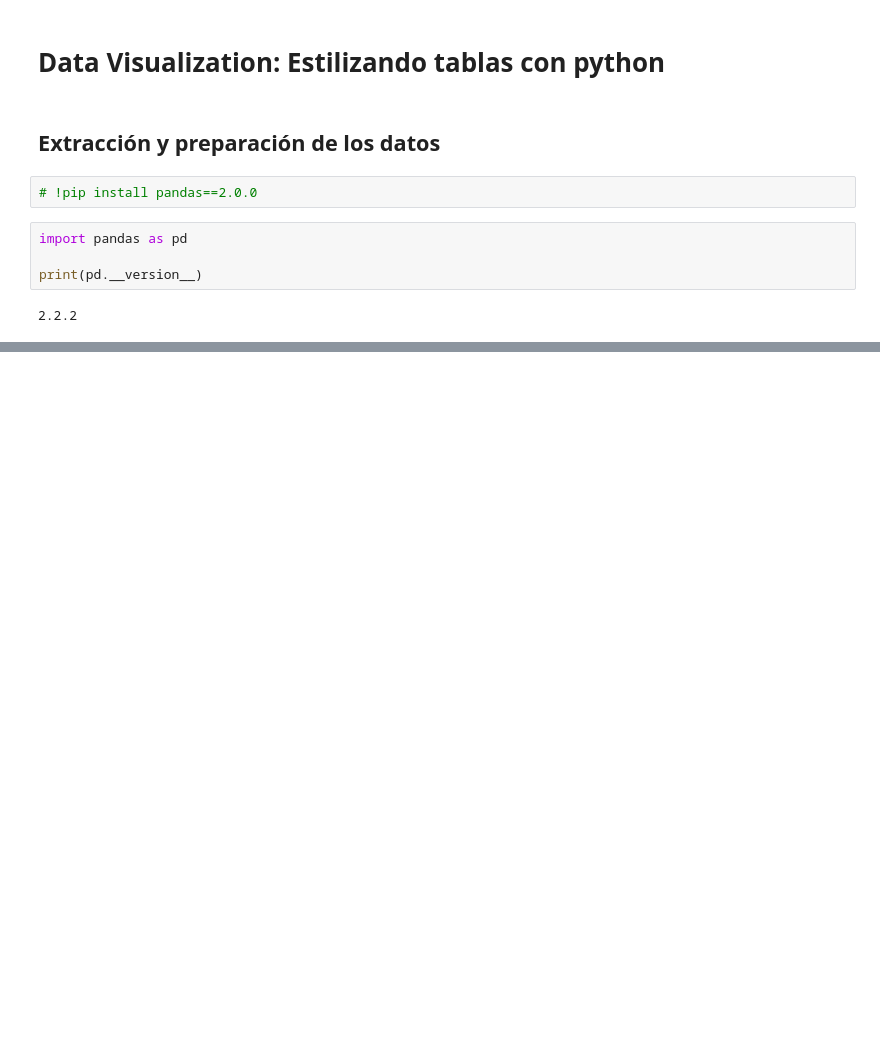
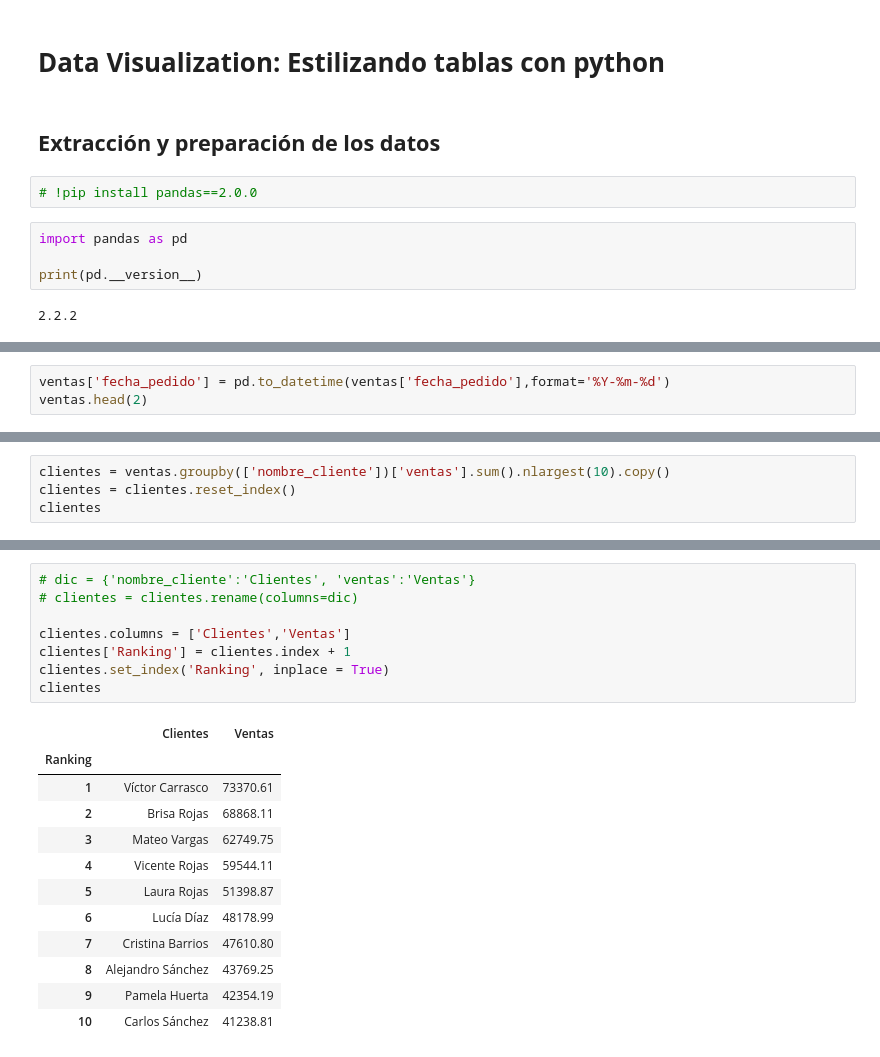
Before and after one commit to dpenamoya-ops/Visualizaci-nDatosEstilizandoTablasconPython, a Jupyter notebook: Visualización_de_Datos_estilizando_tablas_con_Python.ipynb, the cells around one changed output, grey strips where cells are left out. Cells and saved outputs as stored; diff of their text form; blank space fills up the shorter version.

```diff
--- a/Visualización_de_Datos_estilizando_tablas_con_Python.ipynb
+++ b/Visualización_de_Datos_estilizando_tablas_con_Python.ipynb
@@ -43,0 +70,3 @@ ventas.head()
+# %%
+ventas['fecha_pedido'] = pd.to_datetime(ventas['fecha_pedido'],format='%Y-%m-%d')
+ventas.head(2)
@@ -43,0 +110,4 @@ ventas.head()
+# %%
+clientes = ventas.groupby(['nombre_cliente'])['ventas'].sum().nlargest(10).copy()
+clientes = clientes.reset_index()
+clientes
@@ -43,0 +126,21 @@ ventas.head()
+# %%
+# dic = {'nombre_cliente':'Clientes', 'ventas':'Ventas'}
+# clientes = clientes.rename(columns=dic)
+
+clientes.columns = ['Clientes','Ventas']
+clientes['Ranking'] = clientes.index + 1
+clientes.set_index('Ranking', inplace = True)
+clientes
+# %% [output]
+|  | Clientes | Ventas |
+| Ranking |  |  |
+| 1 | Víctor Carrasco | 73370.61 |
+| 2 | Brisa Rojas | 68868.11 |
+| 3 | Mateo Vargas | 62749.75 |
+| 4 | Vicente Rojas | 59544.11 |
+| 5 | Laura Rojas | 51398.87 |
+| 6 | Lucía Díaz | 48178.99 |
+| 7 | Cristina Barrios | 47610.80 |
+| 8 | Alejandro Sánchez | 43769.25 |
+| 9 | Pamela Huerta | 42354.19 |
+| 10 | Carlos Sánchez | 41238.81 |
```
Also changed, not shown: parts of 8 cells of this notebook.
